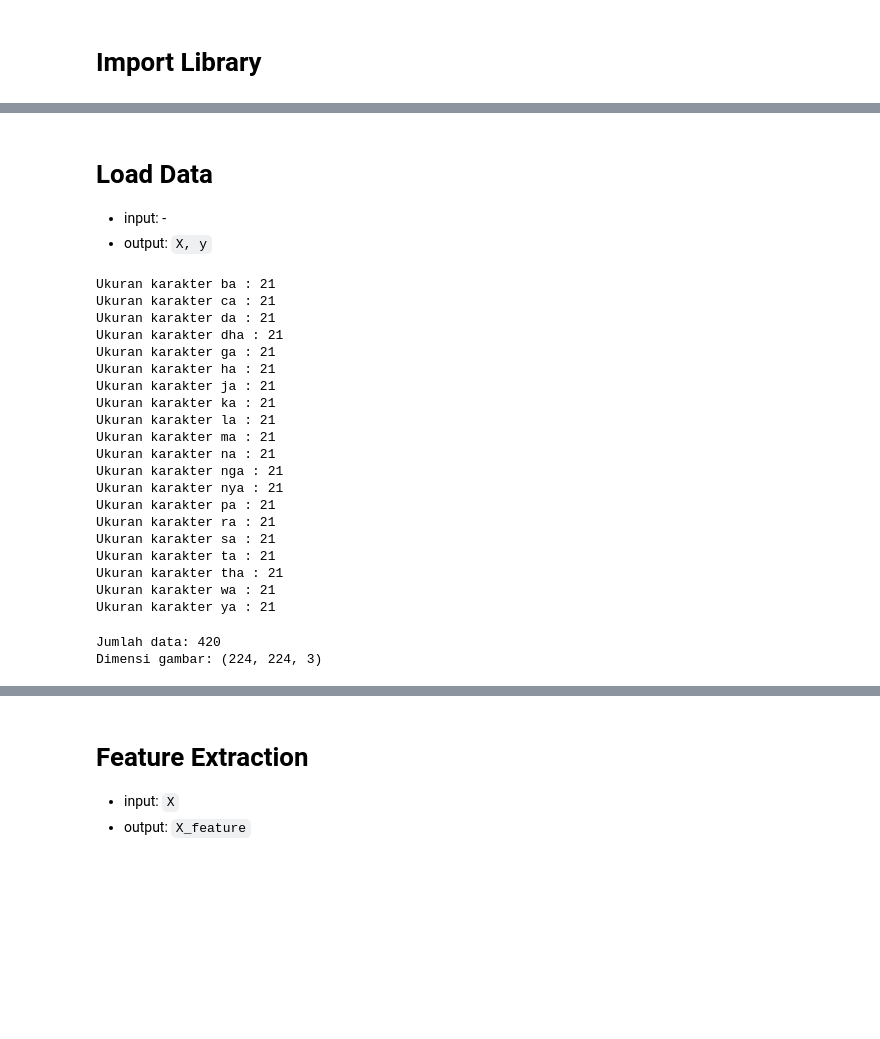
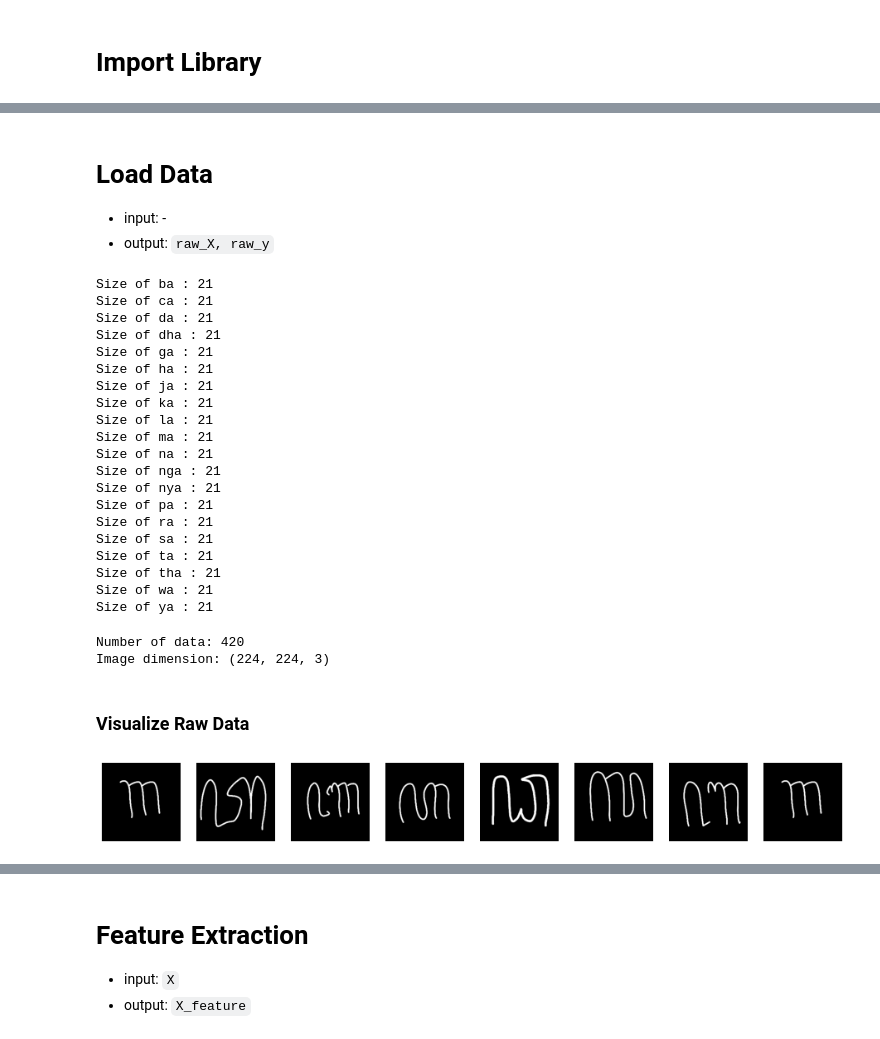
Before and after one commit to RTAgung/tugas-akhir, a Jupyter notebook: Code/campuran-SIFT.ipynb, the cells around one changed output, grey strips where cells are left out. Saved outputs shown, nothing was run; the diff lists cells and outputs as text; code cells hidden in the pictures; blank space fills up the shorter version.

```diff
--- a/Code/campuran-SIFT.ipynb
+++ b/Code/campuran-SIFT.ipynb
@@ -38,7 +49,7 @@ import pickle
 # Load Data
 
 - input: -
-- output: `X, y`
+- output: `raw_X, raw_y`
 # %%
 # ukurang gambar 224x224
 def import_image(file) :
@@ -62,42 +73,62 @@ hanacaraka = ('ba','ca','da','dha','ga','ha','ja','ka','la','ma','na','nga','nya
 raw_X = np.empty((0, 224, 224, 3), np.uint8)
 raw_y = np.empty((0))
 
+folder_path = "../Dataset/campuran/" # for local used
+# folder_path = "drive/MyDrive/Skripsi/Repos/Dataset/campuran/" # for drive used
+
 for character in hanacaraka:
-    dataset_path = "../Dataset/campuran/" + character + "/*.png"
+    dataset_path = folder_path + character
 
     temp_X, temp_y = import_data(character, dataset_path)
 
-    print("Ukuran karakter", character, ":", temp_X.shape[0])
+    print("Size of", character, ":", temp_X.shape[0])
 
     raw_X = np.append(raw_X, temp_X, axis=0)
     raw_y = np.append(raw_y, temp_y, axis=0)
 # %% [output]
-Ukuran karakter ba : 21
-Ukuran karakter ca : 21
-Ukuran karakter da : 21
-Ukuran karakter dha : 21
-Ukuran karakter ga : 21
-Ukuran karakter ha : 21
-Ukuran karakter ja : 21
-Ukuran karakter ka : 21
-Ukuran karakter la : 21
-Ukuran karakter ma : 21
-Ukuran karakter na : 21
-Ukuran karakter nga : 21
-Ukuran karakter nya : 21
-Ukuran karakter pa : 21
-Ukuran karakter ra : 21
-Ukuran karakter sa : 21
-Ukuran karakter ta : 21
-Ukuran karakter tha : 21
-Ukuran karakter wa : 21
-Ukuran karakter ya : 21
+Size of ba : 21
+Size of ca : 21
+Size of da : 21
+Size of dha : 21
+Size of ga : 21
+Size of ha : 21
+Size of ja : 21
+Size of ka : 21
+Size of la : 21
+Size of ma : 21
+Size of na : 21
+Size of nga : 21
+Size of nya : 21
+Size of pa : 21
+Size of ra : 21
+Size of sa : 21
+Size of ta : 21
+Size of tha : 21
+Size of wa : 21
+Size of ya : 21
 # %%
 # Ukuran keseluruhan data
-print("Jumlah data:", raw_X.shape[0])
-print("Dimensi gambar:", raw_X[0].shape)
+print("Number of data:", raw_X.shape[0])
+print("Image dimension:", raw_X[0].shape)
 # %% [output]
-Jumlah data: 420
-Dimensi gambar: (224, 224, 3)
+Number of data: 420
+Image dimension: (224, 224, 3)
+# %% [markdown]
+### Visualize Raw Data
+# %%
+np.random.seed(42)
+
+fig = plt.figure(figsize=(16, 4))
+columns = 8
+rows = 1
+for i in range(1, columns*rows + 1):
+    img = np.array(raw_X[np.random.randint(0, raw_X.shape[0]), :])
+    fig.add_subplot(rows, columns, i)
+    plt.imshow(img)
+    plt.axis('off')
+
+plt.show()
+# %% [output]
+[figure, added]
 # %% [markdown]
 # Augmantation & Preparation Data
```
Also changed, not shown: parts of 91 cells of this notebook, 5 other files.
